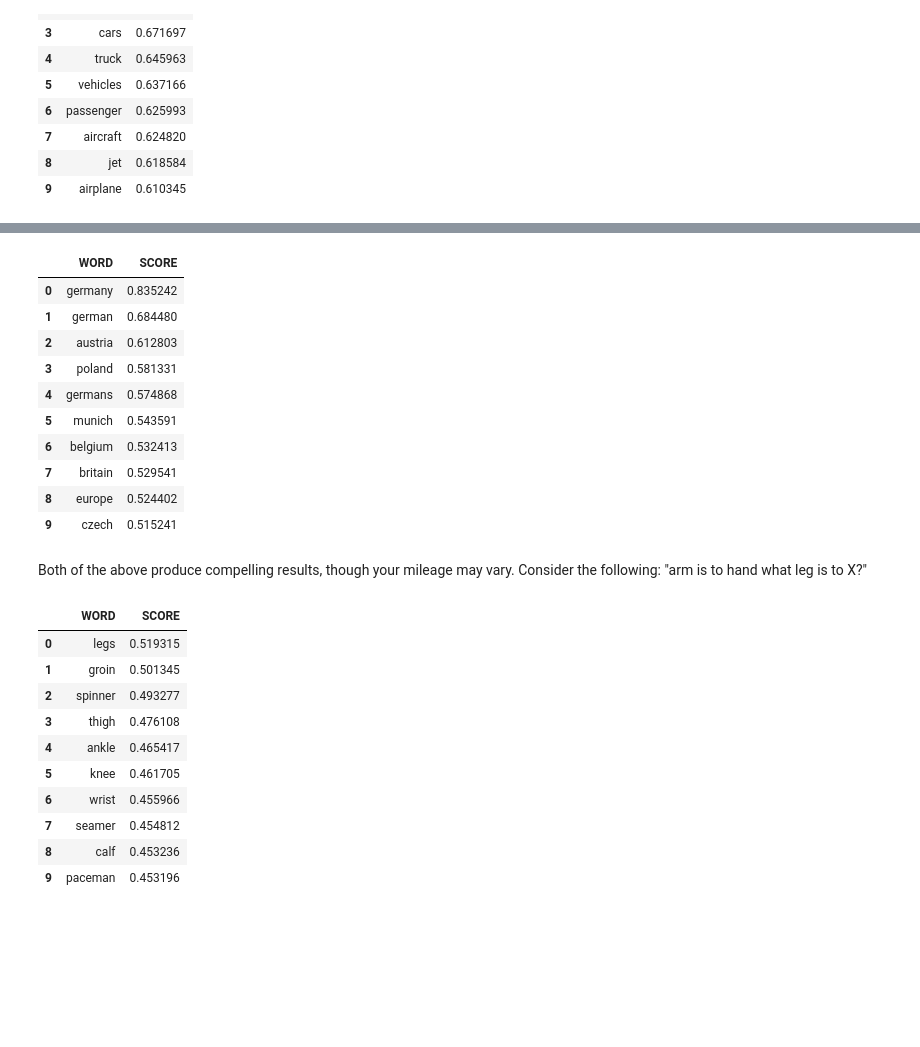
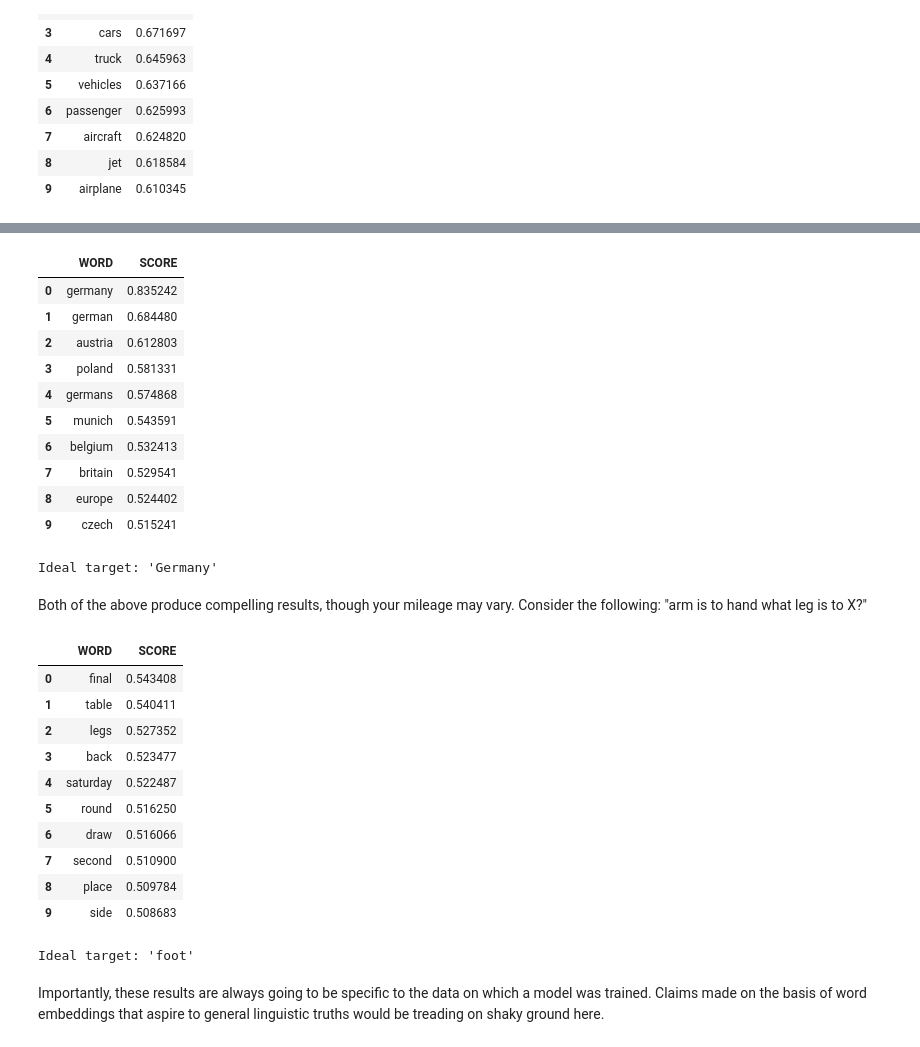
Before and after one commit to ucdavisdatalab/workshop_nlp_with_python, a Jupyter notebook: 04_word-embeddings.ipynb, the cells around one changed output, grey strips where cells are left out. Drawn from its saved outputs; the diff is of its cells as text; code cells hidden in the pictures; blank space fills up the shorter version.

```diff
--- a/04_word-embeddings.ipynb
+++ b/04_word-embeddings.ipynb
@@ -504,6 +528,7 @@ And here, we ask: "France is to Paris what X is to Berlin"?
 # %%
 analogies = model.most_similar(positive=['france', 'berlin'], negative=['paris'])
-pd.DataFrame(analogies, columns=['WORD', 'SCORE'])
+display(pd.DataFrame(analogies, columns=['WORD', 'SCORE']))
+print("Ideal target: 'Germany'")
 # %% [output]
 |  | WORD | SCORE |
 | 0 | germany | 0.835242 |
@@ -516,23 +541,28 @@ pd.DataFrame(analogies, columns=['WORD', 'SCORE'])
 | 7 | britain | 0.529541 |
 | 8 | europe | 0.524402 |
 | 9 | czech | 0.515241 |
+Ideal target: 'Germany'
 # %% [markdown]
 Both of the above produce compelling results, though your mileage may vary. Consider the following: "arm is to hand what leg is to X?"
 # %%
-analogies = model.most_similar(positive=['arm', 'leg'], negative=['hand'])
-pd.DataFrame(analogies, columns=['WORD', 'SCORE'])
+analogies = model.most_similar(positive=['hand', 'leg'], negative=['arm'])
+display(pd.DataFrame(analogies, columns=['WORD', 'SCORE']))
+print("Ideal target: 'foot'")
 # %% [output]
 |  | WORD | SCORE |
-| 0 | legs | 0.519315 |
-| 1 | groin | 0.501345 |
-| 2 | spinner | 0.493277 |
-| 3 | thigh | 0.476108 |
-| 4 | ankle | 0.465417 |
-| 5 | knee | 0.461705 |
-| 6 | wrist | 0.455966 |
-| 7 | seamer | 0.454812 |
-| 8 | calf | 0.453236 |
-| 9 | paceman | 0.453196 |
+| 0 | final | 0.543408 |
+| 1 | table | 0.540411 |
+| 2 | legs | 0.527352 |
+| 3 | back | 0.523477 |
+| 4 | saturday | 0.522487 |
+| 5 | round | 0.516250 |
+| 6 | draw | 0.516066 |
+| 7 | second | 0.510900 |
+| 8 | place | 0.509784 |
+| 9 | side | 0.508683 |
+Ideal target: 'foot'
+# %% [markdown]
+Importantly, these results are always going to be specific to the data on which a model was trained. Claims made on the basis of word embeddings that aspire to general linguistic truths would be treading on shaky ground here.
 # %% [markdown]
 Document similarity
 ------------------------
```
Also changed, not shown: parts of 40 cells of this notebook, 1 other file.
